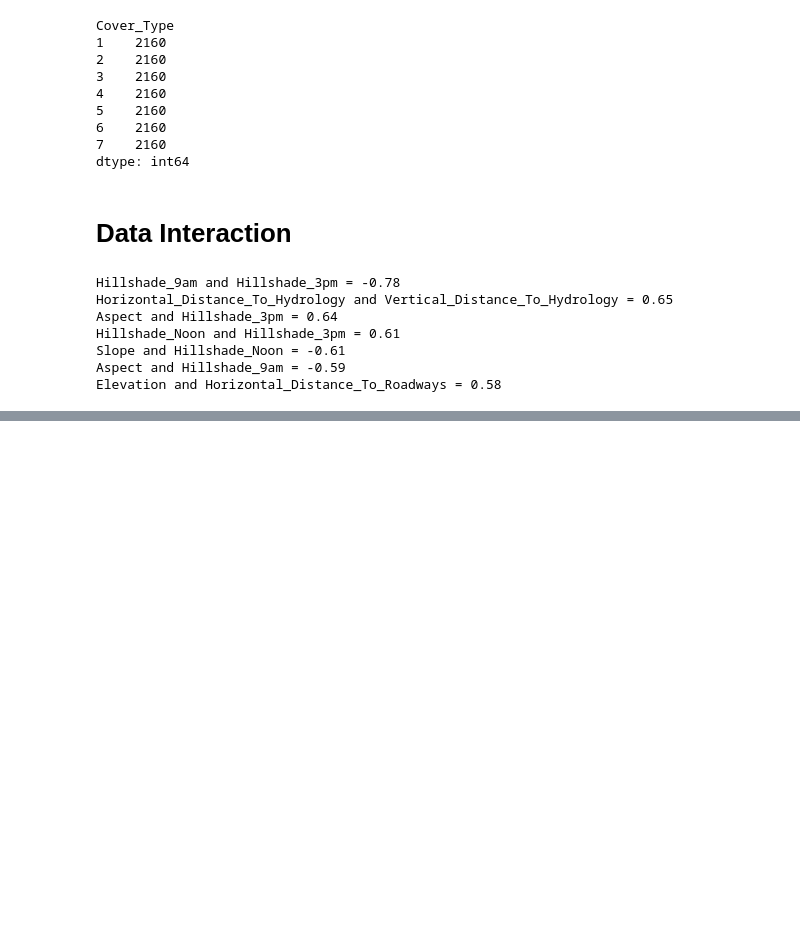
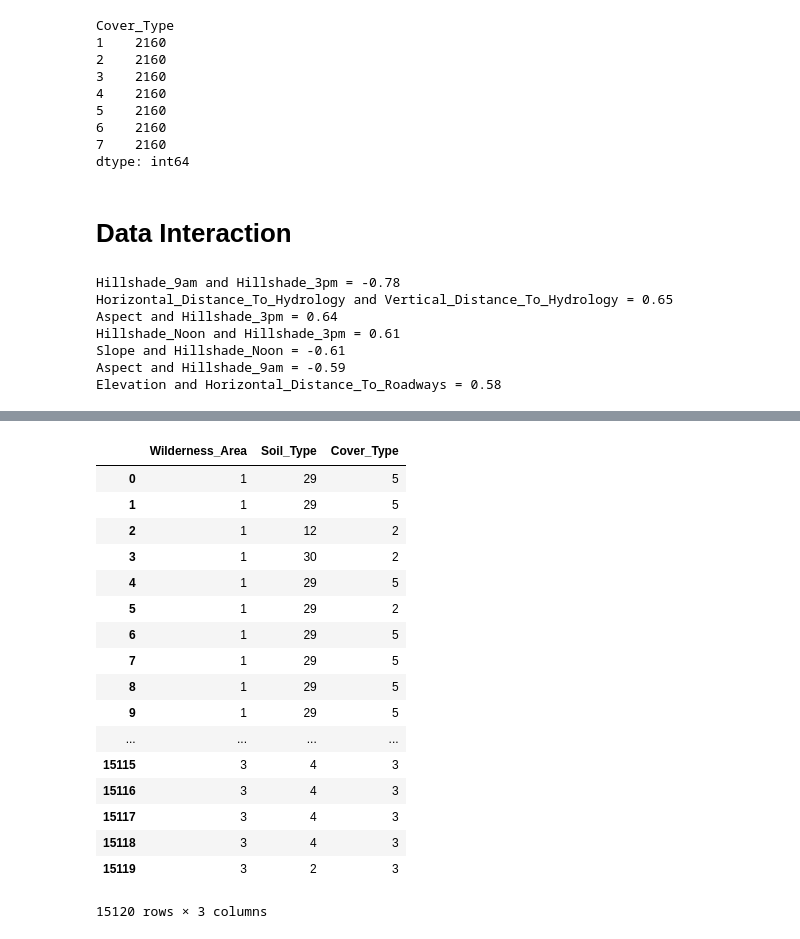
Before and after one commit to probao/Kaggle-Playground, a Jupyter notebook: Forest Cover Type Prediction/Kaggle_Forest.ipynb, the cells around one changed output, grey strips where cells are left out. Drawn from its saved outputs; the diff is of its cells as text; code cells hidden in the pictures; blank space fills up the shorter version.

```diff
--- a/Forest Cover Type Prediction/Kaggle_Forest.ipynb
+++ b/Forest Cover Type Prediction/Kaggle_Forest.ipynb
@@ -25,0 +16,3 @@ dataset.head(5)
+# %%
+pandas.set_option('display.max_columns', None)
+dataset.head(5)
@@ -173,0 +270,51 @@ Elevation and Horizontal_Distance_To_Roadways = 0.58
+# %%
+# Grouping of One hot encoded attributes
+# Group one-hot encoded variables of a category into one single variable
+import numpy
+
+#names of all the columns
+cols = dataset.columns
+
+#number of rows=r , number of columns=c
+r,c = dataset.shape
+
+#Create a new dataframe with r rows, one column for each encoded category, and target in the end
+data = pandas.DataFrame(index=numpy.arange(0, r),columns=['Wilderness_Area','Soil_Type','Cover_Type'])
+
+#Make an entry in 'data' for each r as category_id, target value
+for i in range(0,r):
+    w=0;
+    s=0;
+    # Category1 range
+    for j in range(10,14):
+        if (dataset.iloc[i,j] == 1):
+            w=j-9  #category class
+            break
+    # Category2 range
+    for k in range(14,54):
+        if (dataset.iloc[i,k] == 1):
+            s=k-13 #category class
+            break
+    #Make an entry in 'data' for each r as category_id, target value
+    data.iloc[i]=[w,s,dataset.iloc[i,c-1]]
+# %%
+data
+# %% [output]
+|  | Wilderness_Area | Soil_Type | Cover_Type |
+| 0 | 1 | 29 | 5 |
+| 1 | 1 | 29 | 5 |
+| 2 | 1 | 12 | 2 |
+| 3 | 1 | 30 | 2 |
+| 4 | 1 | 29 | 5 |
+| 5 | 1 | 29 | 2 |
+| 6 | 1 | 29 | 5 |
+| 7 | 1 | 29 | 5 |
+| 8 | 1 | 29 | 5 |
+| 9 | 1 | 29 | 5 |
+| ... | ... | ... | ... |
+| 15115 | 3 | 4 | 3 |
+| 15116 | 3 | 4 | 3 |
+| 15117 | 3 | 4 | 3 |
+| 15118 | 3 | 4 | 3 |
+| 15119 | 3 | 2 | 3 |
+15120 rows × 3 columns
```
Also changed, not shown: parts of 10 cells of this notebook.
